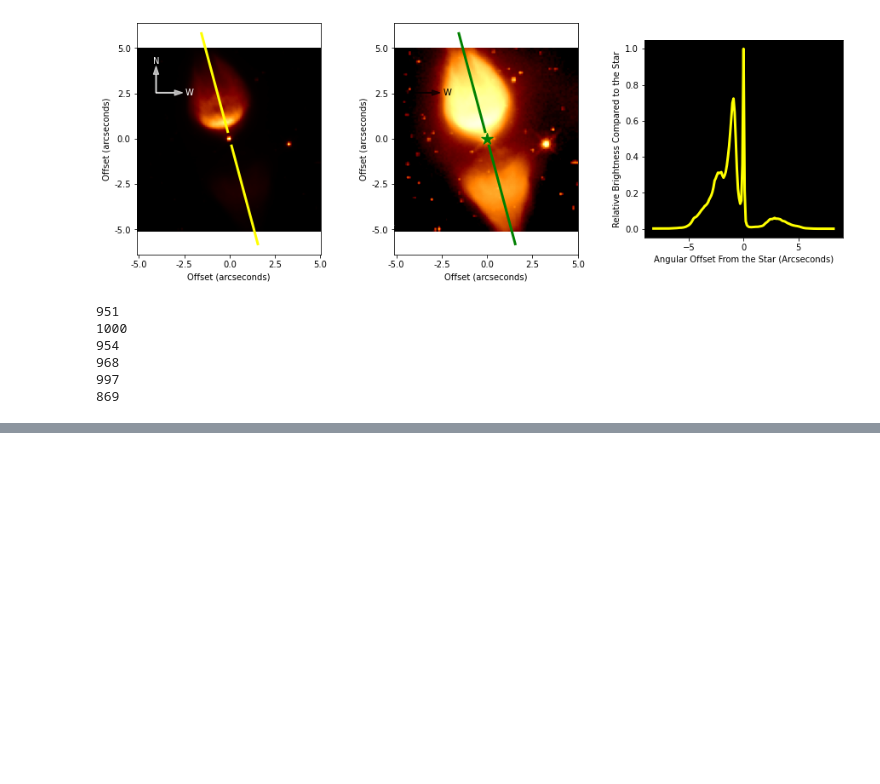
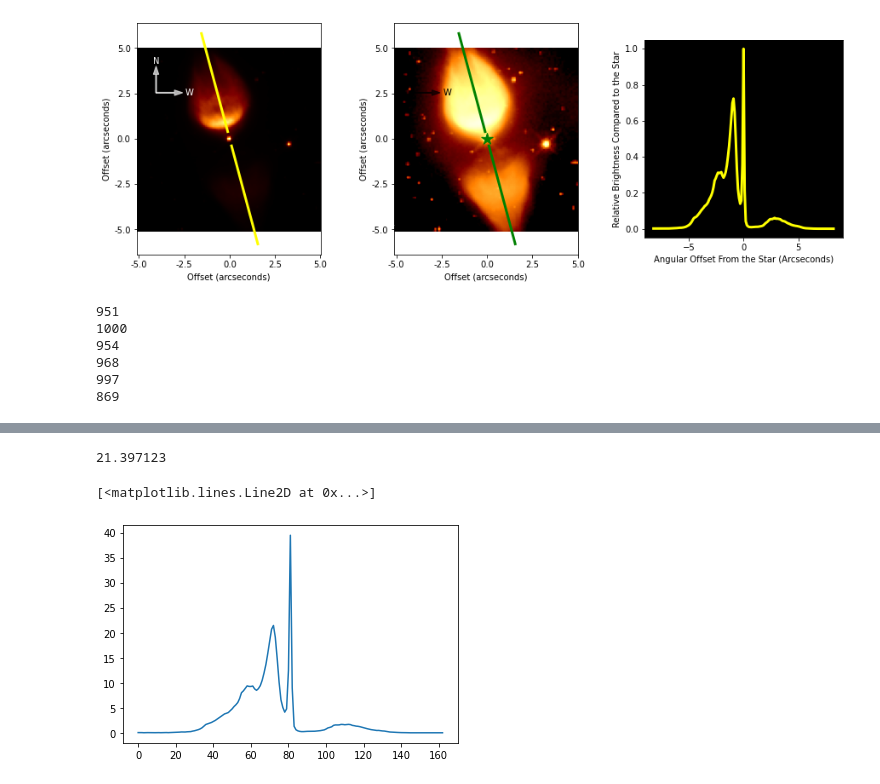
Before and after one commit to yunqibillyli/Project-Bipolar, a Jupyter notebook: Image Reader.ipynb, the cells around one changed output, grey strips where cells are left out. Saved outputs shown, nothing was run; the diff lists cells and outputs as text; code cells hidden in the pictures; blank space fills up the shorter version.

```diff
--- a/Image Reader.ipynb
+++ b/Image Reader.ipynb
@@ -749,3 +749,9 @@ for i in range(len(data)):
 869
 # %%
 psf = data[997 - 50 : 997 + 50, 869 - 50 : 869 + 50]
+# %%
+data1 = fits.open("f547m_300s.fits")[1].data
+data2 = fits.open("f547m_400s_1.fits")[1].data
+data3 = fits.open("f547m_400s_2.fits")[1].data
+data4 = fits.open("f547m_80s_1.fits")[1].data
+data5 = fits.open("f547m_80s_2.fits")[1].data
@@ -751,0 +783,19 @@ psf = data[997 - 50 : 997 + 50, 869 - 50 : 869 + 50]
+# %%
+angle_degrees = 105
+angular_size = 8.175
+
+start_x = 100 + np.sin(angle_degrees * np.pi / 180) * angular_size / 0.1013
+end_x = 100 - np.sin(angle_degrees * np.pi / 180) * angular_size / 0.1013
+start_y = 100 + np.cos(angle_degrees * np.pi / 180) * angular_size / 0.1013
+end_y = 100 - np.cos(angle_degrees * np.pi / 180) * angular_size / 0.1013
+
+y_hst = skimage.measure.profile_line(data5[954 - 100 : 954 + 100, 968 - 100 : 968 + 100], [start_x, start_y], [end_x, end_y], linewidth = 3)
+y_max = np.partition(y_hst, -2)[-2]
+print(y_max)
+# %% [output]
+21.397123
+# %%
+plt.plot(y_hst)
+# %% [output]
+[<matplotlib.lines.Line2D at 0x...>]
+[figure, added]
```
Also changed, not shown: parts of 15 cells of this notebook, 12 other files.
